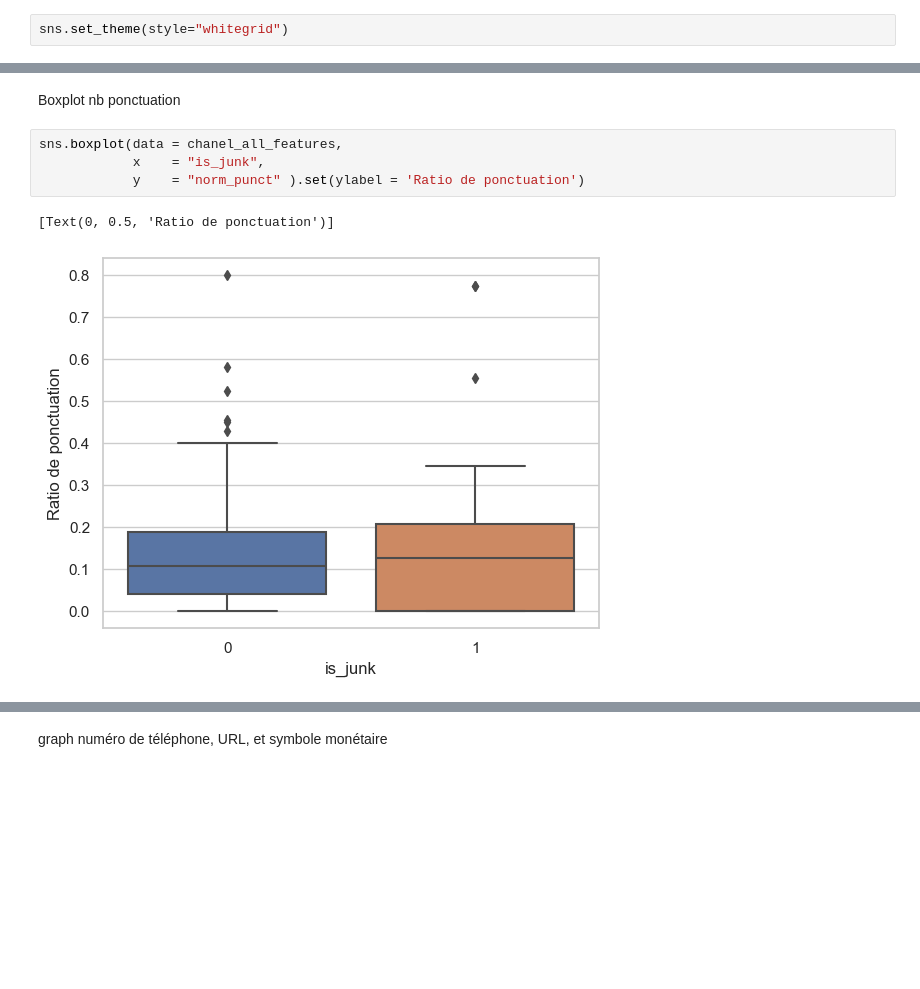
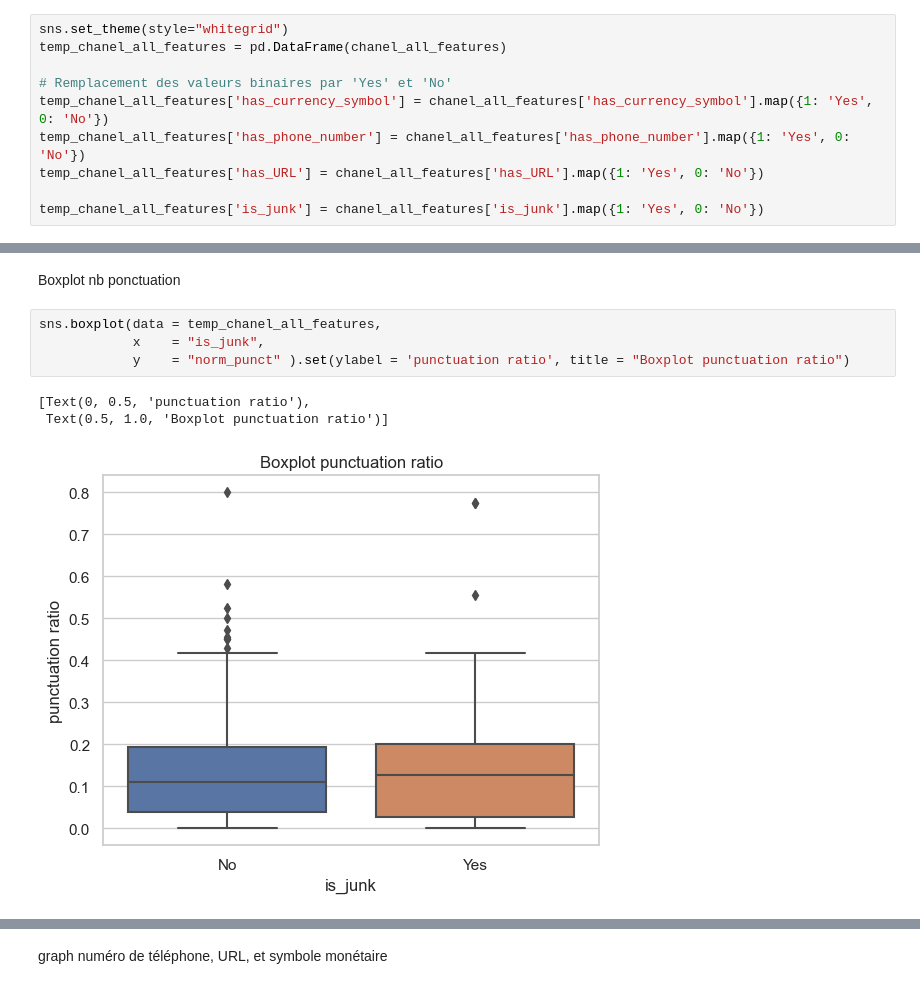
Before and after one commit to atekiouk/Sujet_2, a Jupyter notebook: Notebooks/Junk_post_detection.ipynb, the cells around one changed output, grey strips where cells are left out. Saved outputs shown, nothing was run; the diff lists cells and outputs as text; blank space fills up the shorter version.

```diff
--- a/Notebooks/Junk_post_detection.ipynb
+++ b/Notebooks/Junk_post_detection.ipynb
@@ -229,6 +230,14 @@ chanel_all_features.head()
 # Correlation, boxplot
 # %%
 sns.set_theme(style="whitegrid")
+temp_chanel_all_features = pd.DataFrame(chanel_all_features)
+
+# Remplacement des valeurs binaires par 'Yes' et 'No'
+temp_chanel_all_features['has_currency_symbol'] = chanel_all_features['has_currency_symbol'].map({1: 'Yes', 0: 'No'})
+temp_chanel_all_features['has_phone_number'] = chanel_all_features['has_phone_number'].map({1: 'Yes', 0: 'No'})
+temp_chanel_all_features['has_URL'] = chanel_all_features['has_URL'].map({1: 'Yes', 0: 'No'})
+
+temp_chanel_all_features['is_junk'] = chanel_all_features['is_junk'].map({1: 'Yes', 0: 'No'})
 # %%
 plt.figure(figsize=(12, 10))
 corr = chanel_all_features.corr()
@@ -288,12 +289,13 @@ p-value : 0.056019026934391314
 # %% [markdown]
 Boxplot nb ponctuation
 # %%
-sns.boxplot(data = chanel_all_features,
+sns.boxplot(data = temp_chanel_all_features,
             x    = "is_junk",
-            y    = "norm_punct" ).set(ylabel = 'Ratio de ponctuation')
+            y    = "norm_punct" ).set(ylabel = 'punctuation ratio', title = "Boxplot punctuation ratio")
 # %% [output]
-[Text(0, 0.5, 'Ratio de ponctuation')]
+[Text(0, 0.5, 'punctuation ratio'),
+ Text(0.5, 1.0, 'Boxplot punctuation ratio')]
-[figure, old version]
+[figure, new version]
 # %%
 utilities.t_test(chanel_all_features,'norm_punct','is_junk')
 # %% [output]
```
Also changed, not shown: parts of 16 cells of this notebook, 2 other files.
